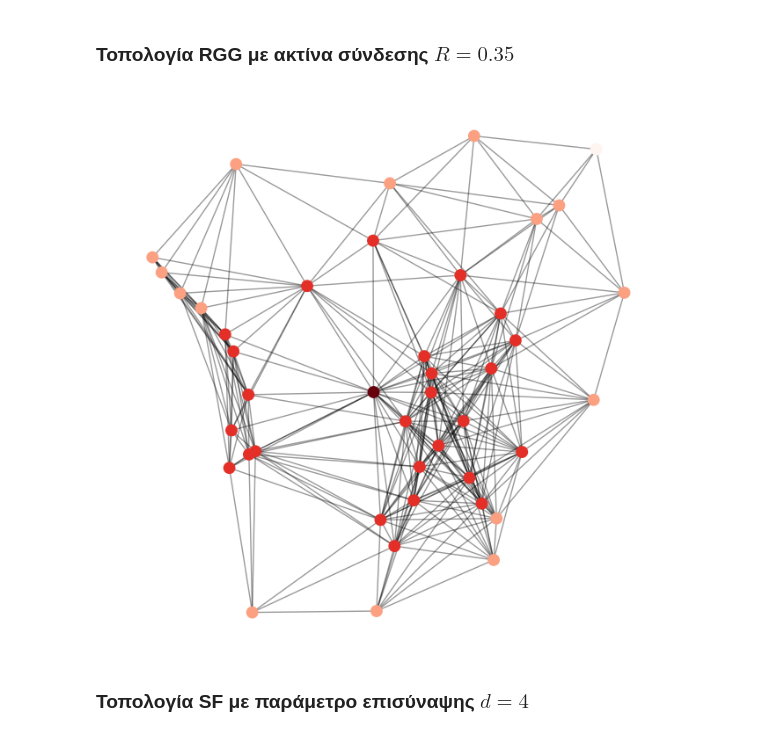
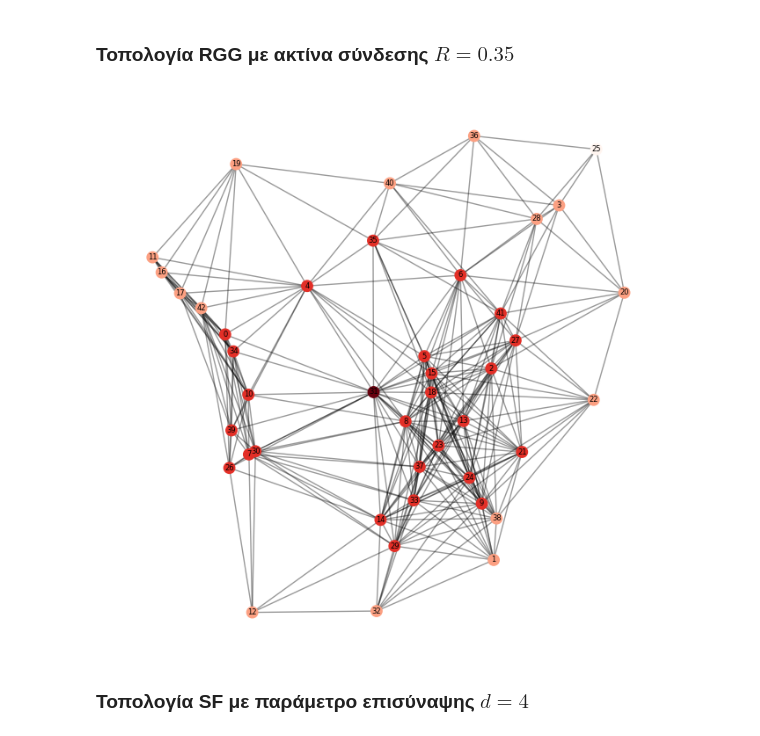
Before and after one commit to geokyr/ece-ntua-social-network-analysis, a Jupyter notebook: lab01/lab01.ipynb, the cells around one changed output. Drawn from its saved outputs; the diff is of its cells as text; code cells hidden in the pictures.

```diff
--- a/lab01/lab01.ipynb
+++ b/lab01/lab01.ipynb
@@ -135,34 +135,35 @@ pos = nx.get_node_attributes(RGG, "pos")
 
 # find node near center (0.5,0.5)
 dmin = 1
 ncenter = 0
 for n in pos:
     x, y = pos[n]
     d = (x - 0.5) ** 2 + (y - 0.5) ** 2
     if d < dmin:
         ncenter = n
         dmin = d
 
 # color by path length from node near center
 p = dict(nx.single_source_shortest_path_length(RGG, ncenter))
 
 plt.figure(figsize=(8, 8))
 nx.draw_networkx_edges(RGG, pos, alpha=0.4)
 nx.draw_networkx_nodes(
     RGG,
     pos,
     nodelist=list(p.keys()),
     node_size=80,
     node_color=list(p.values()),
     cmap=plt.cm.Reds_r,
 )
+nx.draw_networkx_labels(RGG, pos, font_size=6)
 
 plt.xlim(-0.05, 1.05)
 plt.ylim(-0.05, 1.05)
 plt.axis("off")
 plt.show()
 # %% [output]
-[figure, old version]
+[figure, new version]
 # %% [markdown]
 ### Τοπολογία SF με παράμετρο επισύναψης $d=4$
 # %%
```
Also changed, not shown: parts of 17 cells of this notebook.
